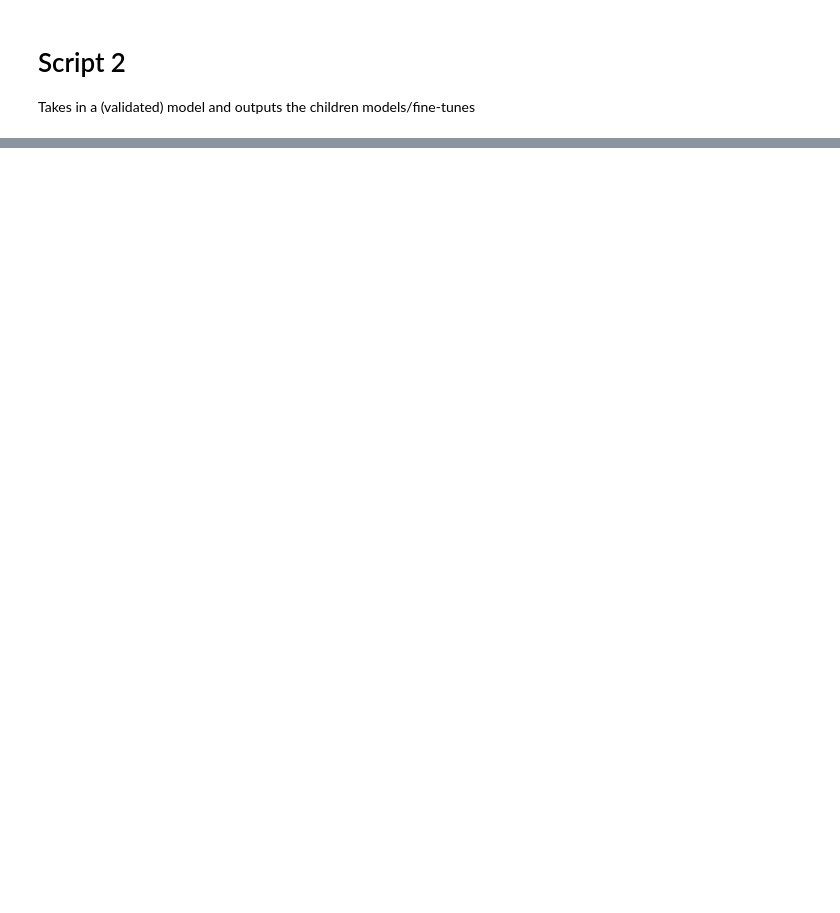
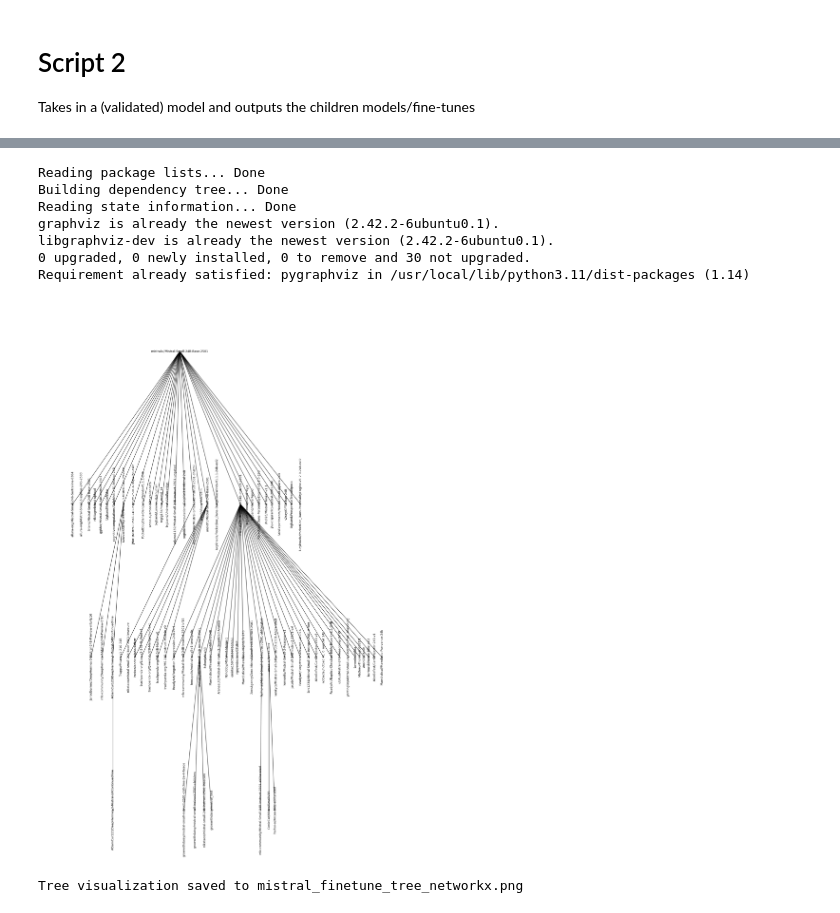
Before and after one commit to hamidahoderinwale/model_metadata_analyses, a Jupyter notebook: scraping_hf.ipynb, the cells around one changed output, grey strips where cells are left out. Cells and saved outputs as stored; diff of their text form; code cells hidden in the pictures; blank space fills up the shorter version.

```diff
--- a/scraping_hf.ipynb
+++ b/scraping_hf.ipynb
@@ -257,0 +337,66 @@ ModuleNotFoundError: No module named 'pandas'
+# %%
+!apt install graphviz libgraphviz-dev
+!pip install pygraphviz
+import pandas as pd
+import ast
+import matplotlib.pyplot as plt
+import networkx as nx
+
+# Load and prepare the dataset
+df = pd.read_csv("Mistral-Small-24B-Base-2501_finetunes_20250405_001816.csv")
+df['children'] = df['children'].apply(ast.literal_eval)
+
+# Create a directed graph
+G = nx.DiGraph()
+
+# Add nodes and edges
+for _, row in df.iterrows():
+    parent = row['model_id']
+    G.add_node(parent)
+    for child_url in row['children']:
+        child = '/'.join(child_url.split("/")[-2:])
+        G.add_node(child)
+        G.add_edge(parent, child)
+
+# Find root node
+root = [n for n, d in G.in_degree() if d == 0][0]
+
+# Create a hierarchical layout
+pos = nx.nx_agraph.graphviz_layout(G, prog='dot', root=root)
+
+# Create figure
+plt.figure(figsize=(16, 24))
+
+# Draw nodes
+nx.draw_networkx_nodes(G, pos, node_size=10, node_color='white', edgecolors='black')
+
+# Draw edges
+nx.draw_networkx_edges(G, pos, arrows=False)
+
+# Draw labels, rotating only non-root nodes
+label_pos = {k: (v[0], v[1]) for k, v in pos.items()}
+for node, (x, y) in label_pos.items():
+    if node != root:  # Rotate labels for non-root nodes
+        plt.text(x, y, s=node, rotation=90, ha='center', va='center', fontsize=9)
+    else:  # Keep root label horizontal
+        plt.text(x, y, s=node, ha='center', va='center', fontsize=9)
+
+# Remove axes
+plt.axis('off')
+plt.tight_layout()
+
+# Save the figure
+plt.savefig("mistral_finetune_tree_networkx.png", dpi=150, bbox_inches='tight')
+plt.show()
+
+print("Tree visualization saved to mistral_finetune_tree_networkx.png")
+# %% [output]
+Reading package lists... Done
+Building dependency tree... Done
+Reading state information... Done
+graphviz is already the newest version (2.42.2-6ubuntu0.1).
+libgraphviz-dev is already the newest version (2.42.2-6ubuntu0.1).
+0 upgraded, 0 newly installed, 0 to remove and 30 not upgraded.
+Requirement already satisfied: pygraphviz in /usr/local/lib/python3.11/dist-packages (1.14)
+[figure, added]
+Tree visualization saved to mistral_finetune_tree_networkx.png
```
Also changed, not shown: parts of 7 cells of this notebook.
